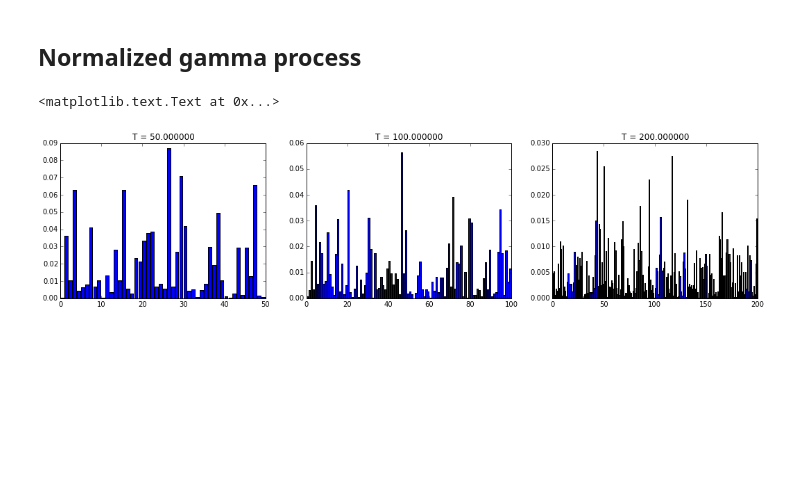
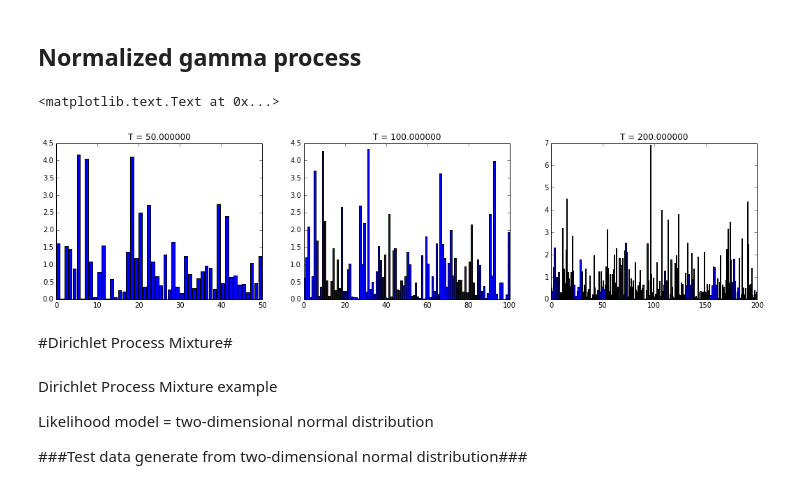
Before and after one commit to dongwookim-ml/topic-model-lecture-note, a Jupyter notebook: lecture2-bnp.ipynb, the cells around one changed output. Cells and saved outputs as stored; diff of their text form; code cells hidden in the pictures; blank space fills up the shorter version.

Commit message:
add example of dirichlet process mixture model

```diff
--- a/lecture2-bnp.ipynb
+++ b/lecture2-bnp.ipynb
@@ -50,31 +52,39 @@ plt.title('alpha = %f' % alpha_3)
 #normalized gamma process
 def ngp(_alpha, _T):
     V = np.random.gamma(1,_alpha,size=_T)
-    return V/np.sum(V)
+    return (V, V/np.sum(V))
 # %%
 alpha = 1
 T1 = 50
 T2 = 100
 T3 = 200
 
-p1 = ngp(alpha_1, T1)
-p2 = ngp(alpha_2, T2)
-p3 = ngp(alpha_3, T3)
+v1,p1 = ngp(alpha, T1)
+v2,p2 = ngp(alpha, T2)
+v3,p3 = ngp(alpha, T3)
 
 #subplots, figsize = col_size x row_size
 plt.subplots(1,3, figsize=(18,4))
 
 plt.subplot(1,3,1)
-plt.bar(range(T1), p1, )
+plt.bar(range(T1), v1, )
 plt.title('T = %f' % T1)
 
 plt.subplot(1,3,2)
-plt.bar(range(T2), p2)
+plt.bar(range(T2), v2)
 plt.title('T = %f' % T2)
 
 plt.subplot(1,3,3)
-plt.bar(range(T3), p3)
+plt.bar(range(T3), v3)
 plt.title('T = %f' % T3)
 # %% [output]
 <matplotlib.text.Text at 0x...>
-[figure, old version]
+[figure, new version]
+# %% [markdown]
+#Dirichlet Process Mixture#
+# %% [markdown]
+Dirichlet Process Mixture example
+
+Likelihood model = two-dimensional normal distribution
+
+###Test data generate from two-dimensional normal distribution###
```
Also changed, not shown: parts of 20 cells of this notebook.
